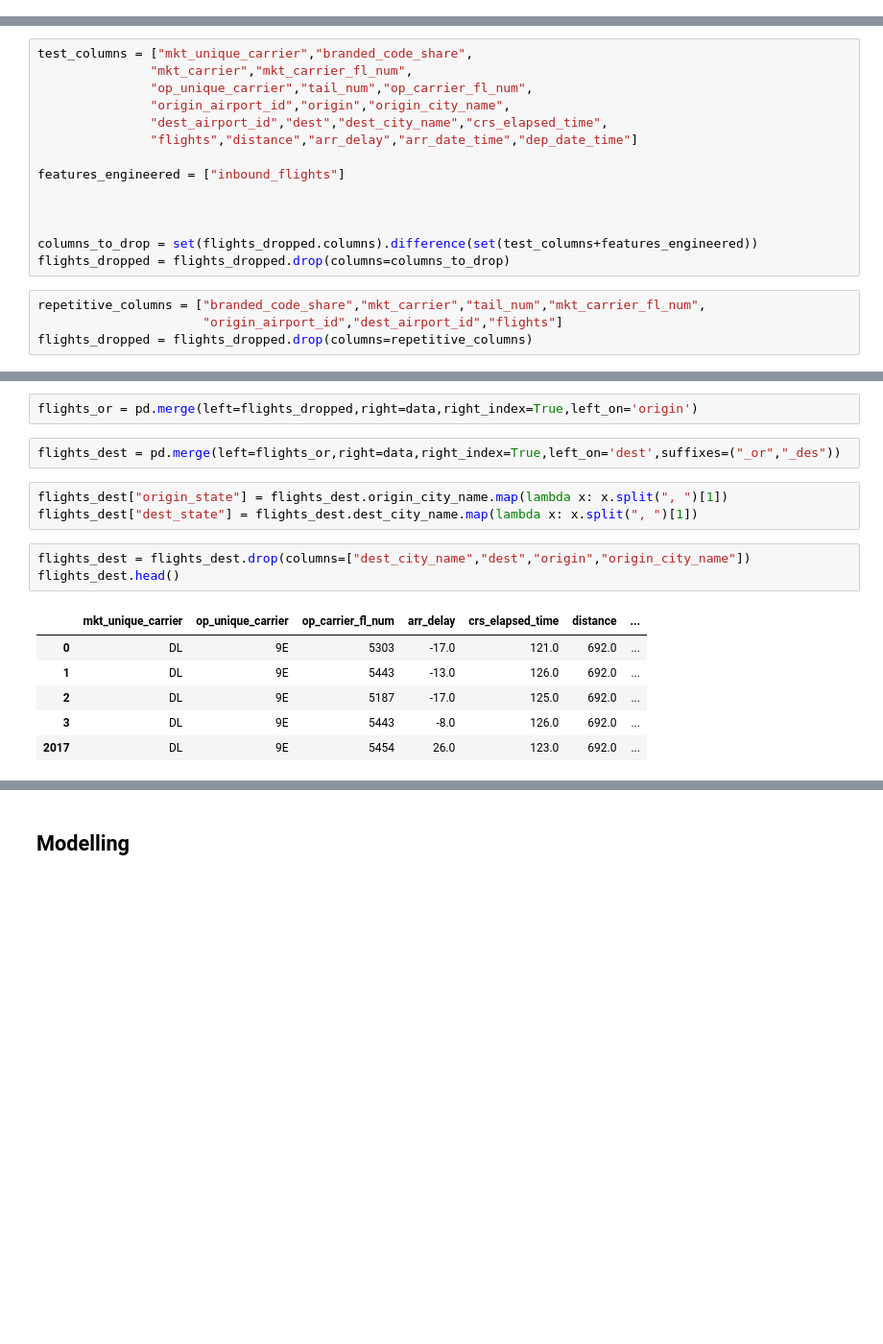
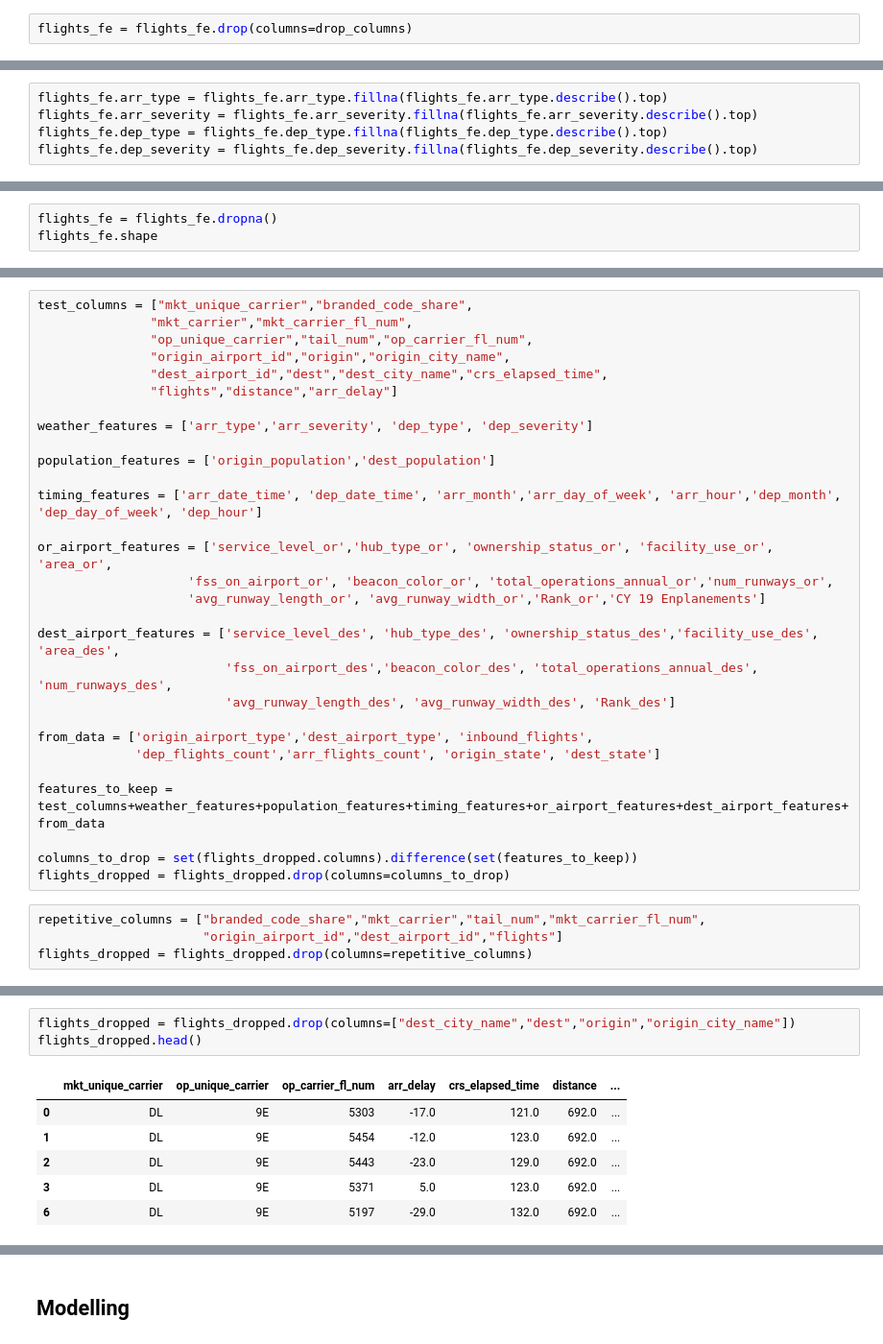
Before and after one commit to vamsidhar-reddy-rajula/Flight-delays, a Jupyter notebook: notebooks/6_modelling.ipynb, the cells around one changed output, grey strips where cells are left out. Shown at 96% size. Saved outputs shown, nothing was run; the diff lists cells and outputs as text; blank space fills up the shorter version.

```diff
--- a/notebooks/6_modelling.ipynb
+++ b/notebooks/6_modelling.ipynb
@@ -46,0 +122,2 @@ sns.heatmap(data.corr())
+# %%
+flights_fe = flights_fe.drop(columns=drop_columns)
@@ -46,0 +147,5 @@ sns.heatmap(data.corr())
+# %%
+flights_fe.arr_type = flights_fe.arr_type.fillna(flights_fe.arr_type.describe().top)
+flights_fe.arr_severity = flights_fe.arr_severity.fillna(flights_fe.arr_severity.describe().top)
+flights_fe.dep_type = flights_fe.dep_type.fillna(flights_fe.dep_type.describe().top)
+flights_fe.dep_severity = flights_fe.dep_severity.fillna(flights_fe.dep_severity.describe().top)
@@ -46,0 +180,3 @@ sns.heatmap(data.corr())
+# %%
+flights_fe = flights_fe.dropna()
+flights_fe.shape
@@ -54,13 +214,28 @@ test_columns = ["mkt_unique_carrier","branded_code_share",
                "op_unique_carrier","tail_num","op_carrier_fl_num",
                "origin_airport_id","origin","origin_city_name",
                "dest_airport_id","dest","dest_city_name","crs_elapsed_time",
-               "flights","distance","arr_delay","arr_date_time","dep_date_time"]
+               "flights","distance","arr_delay"]
 
-features_engineered = ["inbound_flights"]
+weather_features = ['arr_type','arr_severity', 'dep_type', 'dep_severity']
 
+population_features = ['origin_population','dest_population']
 
+timing_features = ['arr_date_time', 'dep_date_time', 'arr_month','arr_day_of_week', 'arr_hour','dep_month', 'dep_day_of_week', 'dep_hour']
 
-columns_to_drop = set(flights_dropped.columns).difference(set(test_columns+features_engineered))
+or_airport_features = ['service_level_or','hub_type_or', 'ownership_status_or', 'facility_use_or', 'area_or',
+                    'fss_on_airport_or', 'beacon_color_or', 'total_operations_annual_or','num_runways_or',
+                    'avg_runway_length_or', 'avg_runway_width_or','Rank_or','CY 19 Enplanements']
+
+dest_airport_features = ['service_level_des', 'hub_type_des', 'ownership_status_des','facility_use_des', 'area_des',
+                         'fss_on_airport_des','beacon_color_des', 'total_operations_annual_des', 'num_runways_des',
+                         'avg_runway_length_des', 'avg_runway_width_des', 'Rank_des']
+
+from_data = ['origin_airport_type','dest_airport_type', 'inbound_flights',
+             'dep_flights_count','arr_flights_count', 'origin_state', 'dest_state']
+
+features_to_keep = test_columns+weather_features+population_features+timing_features+or_airport_features+dest_airport_features+from_data
+
+columns_to_drop = set(flights_dropped.columns).difference(set(features_to_keep))
 flights_dropped = flights_dropped.drop(columns=columns_to_drop)
 # %%
 repetitive_columns = ["branded_code_share","mkt_carrier","tail_num","mkt_carrier_fl_num",
@@ -79,17 +255,10 @@ flights_dropped.head()
-# %%
-flights_or = pd.merge(left=flights_dropped,right=data,right_index=True,left_on='origin')
-# %%
-flights_dest = pd.merge(left=flights_or,right=data,right_index=True,left_on='dest',suffixes=("_or","_des"))
-# %%
-flights_dest["origin_state"] = flights_dest.origin_city_name.map(lambda x: x.split(", ")[1])
-flights_dest["dest_state"] = flights_dest.dest_city_name.map(lambda x: x.split(", ")[1])
 # %%
-flights_dest = flights_dest.drop(columns=["dest_city_name","dest","origin","origin_city_name"])
-flights_dest.head()
+flights_dropped = flights_dropped.drop(columns=["dest_city_name","dest","origin","origin_city_name"])
+flights_dropped.head()
 # %% [output]
 |  | mkt_unique_carrier | op_unique_carrier | op_carrier_fl_num | arr_delay | crs_elapsed_time | distance | ... |
 | 0 | DL | 9E | 5303 | -17.0 | 121.0 | 692.0 | ... |
-| 1 | DL | 9E | 5443 | -13.0 | 126.0 | 692.0 | ... |
-| 2 | DL | 9E | 5187 | -17.0 | 125.0 | 692.0 | ... |
-| 3 | DL | 9E | 5443 | -8.0 | 126.0 | 692.0 | ... |
-| 2017 | DL | 9E | 5454 | 26.0 | 123.0 | 692.0 | ... |
+| 1 | DL | 9E | 5454 | -12.0 | 123.0 | 692.0 | ... |
+| 2 | DL | 9E | 5443 | -23.0 | 129.0 | 692.0 | ... |
+| 3 | DL | 9E | 5371 | 5.0 | 123.0 | 692.0 | ... |
+| 6 | DL | 9E | 5197 | -29.0 | 132.0 | 692.0 | ... |
```
Also changed, not shown: parts of 83 cells of this notebook, 6 other files.
